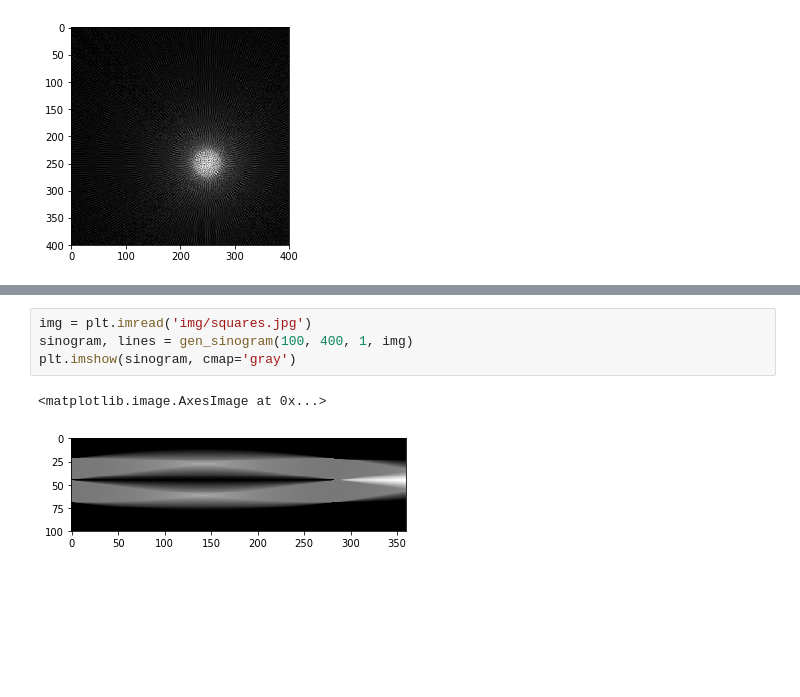
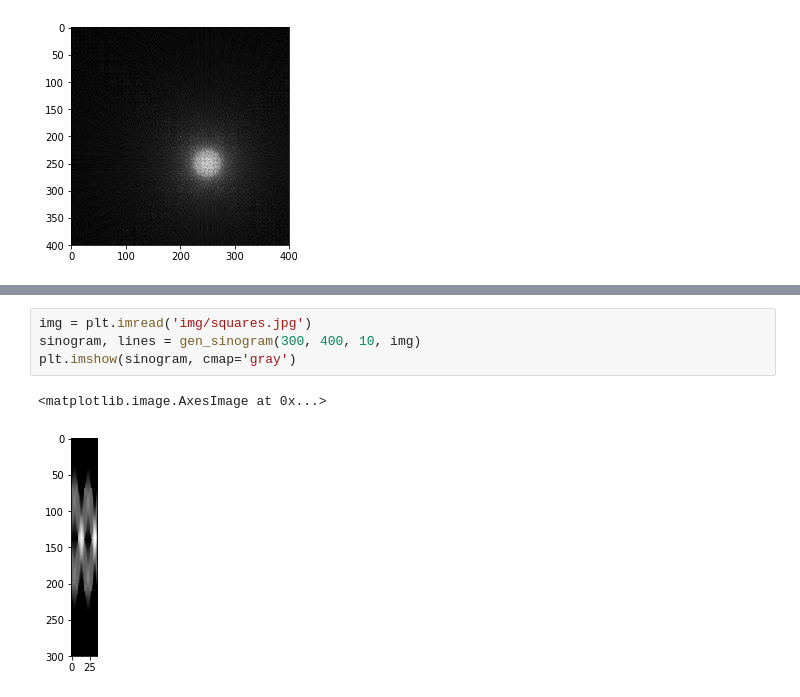
Before and after one commit to damianhorna/backprojection-tomography, a Jupyter notebook: sinogram.ipynb, the cells around one changed output, grey strips where cells are left out. Saved outputs shown, nothing was run; the diff lists cells and outputs as text; blank space fills up the shorter version.

```diff
--- a/sinogram.ipynb
+++ b/sinogram.ipynb
@@ -182,10 +186,10 @@ plt.imshow(restore_picture(sinogram, lines, img.shape), cmap='gray')
 # %%
 img = plt.imread('img/squares.jpg')
-sinogram, lines = gen_sinogram(100, 400, 1, img)
+sinogram, lines = gen_sinogram(300, 400, 10, img)
 plt.imshow(sinogram, cmap='gray')
 # %% [output]
 <matplotlib.image.AxesImage at 0x...>
-[figure, old version]
+[figure, new version]
 # %%
 plt.imshow(restore_picture(sinogram, lines, img.shape), cmap='gray')
 # %% [output]
```
Also changed, not shown: parts of 6 cells of this notebook.
